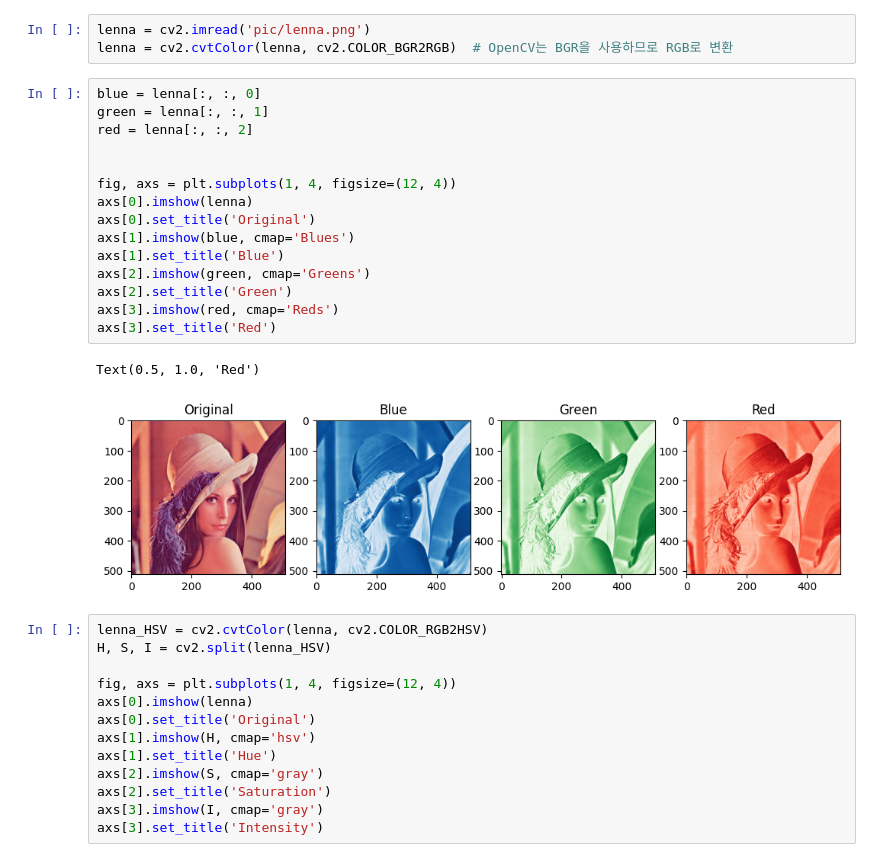
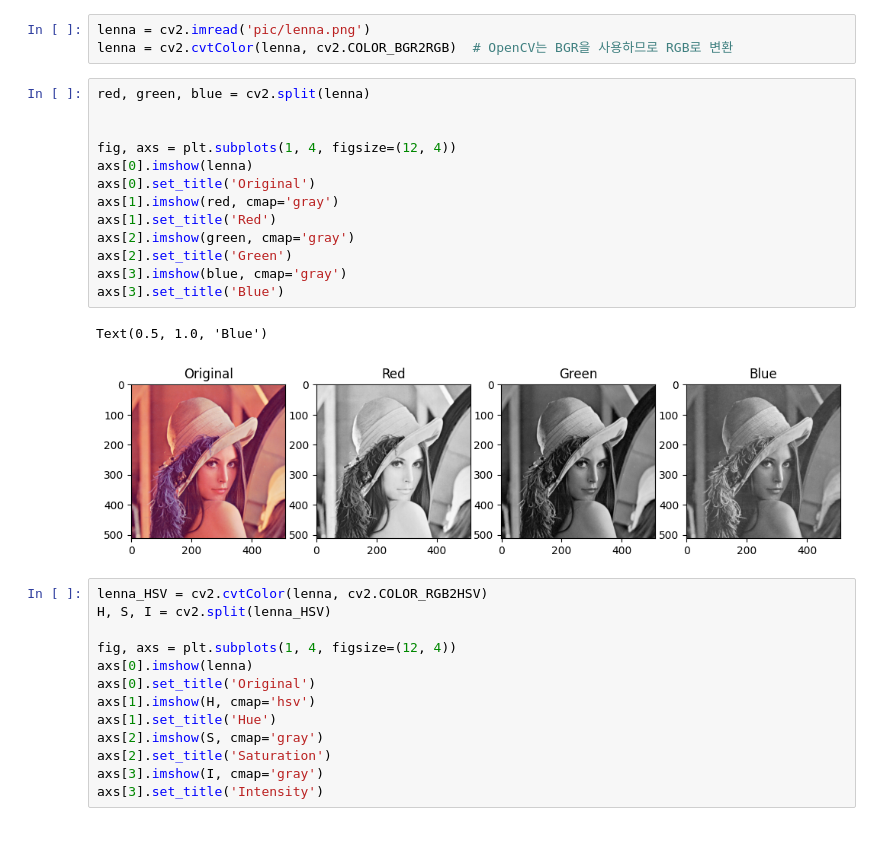
Before and after one commit to jlib245/DIP, a Jupyter notebook: colorimetry.ipynb, the cells around one changed output. Drawn from its saved outputs; the diff is of its cells as text.

```diff
--- a/colorimetry.ipynb
+++ b/colorimetry.ipynb
@@ -5,23 +5,21 @@ import matplotlib.pyplot as plt
 lenna = cv2.imread('pic/lenna.png')
 lenna = cv2.cvtColor(lenna, cv2.COLOR_BGR2RGB)  # OpenCV는 BGR을 사용하므로 RGB로 변환
 # %%
-blue = lenna[:, :, 0]
-green = lenna[:, :, 1]
-red = lenna[:, :, 2]
+red, green, blue = cv2.split(lenna)
 
 
 fig, axs = plt.subplots(1, 4, figsize=(12, 4))
 axs[0].imshow(lenna)
 axs[0].set_title('Original')
-axs[1].imshow(blue, cmap='Blues')
-axs[1].set_title('Blue')
-axs[2].imshow(green, cmap='Greens')
+axs[1].imshow(red, cmap='gray')
+axs[1].set_title('Red')
+axs[2].imshow(green, cmap='gray')
 axs[2].set_title('Green')
-axs[3].imshow(red, cmap='Reds')
-axs[3].set_title('Red')
+axs[3].imshow(blue, cmap='gray')
+axs[3].set_title('Blue')
 # %% [output]
-Text(0.5, 1.0, 'Red')
+Text(0.5, 1.0, 'Blue')
-[figure, old version]
+[figure, new version]
 # %%
 lenna_HSV = cv2.cvtColor(lenna, cv2.COLOR_RGB2HSV)
 H, S, I = cv2.split(lenna_HSV)
```
Also changed, not shown: parts of 2 cells of this notebook.
